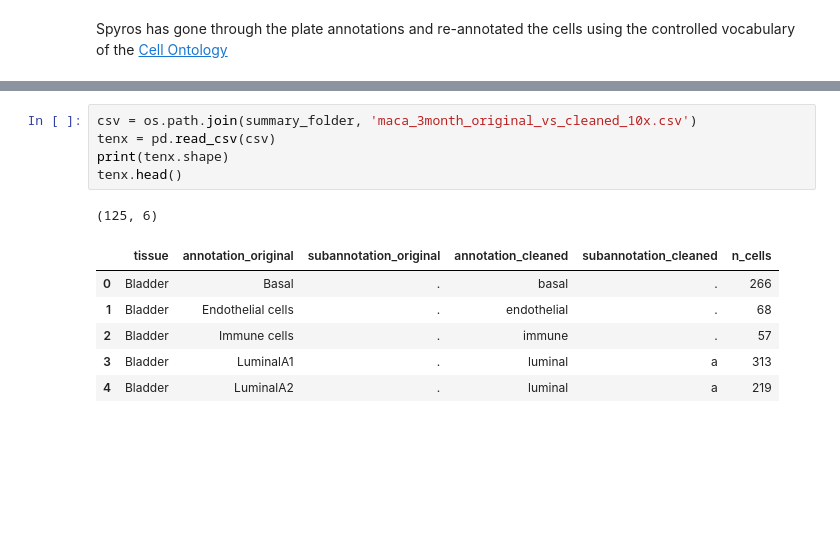
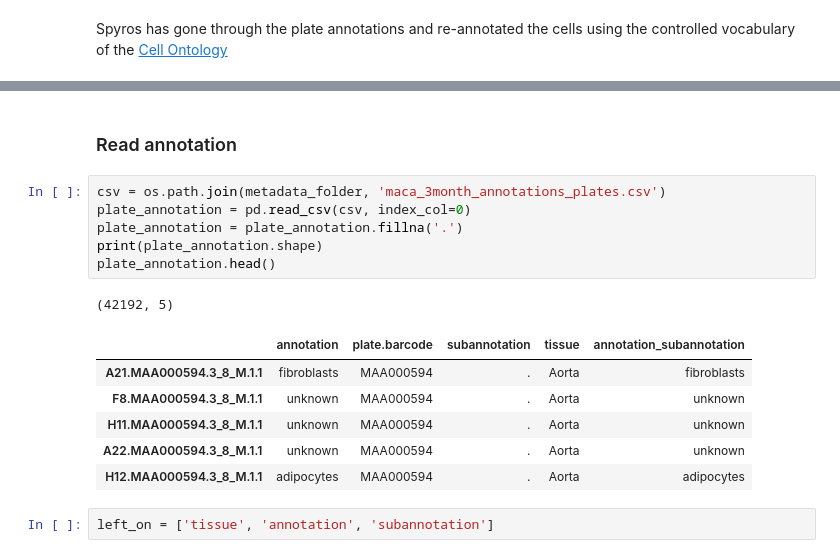
Before and after one commit to czbiohub-sf/maca, a Jupyter notebook: notebooks/030_rename_annotations_using_cell_ontologies.ipynb, the cells around one changed output, grey strips where cells are left out. Cells and saved outputs as stored; diff of their text form; blank space fills up the shorter version.

```diff
--- a/notebooks/030_rename_annotations_using_cell_ontologies.ipynb
+++ b/notebooks/030_rename_annotations_using_cell_ontologies.ipynb
@@ -52,13 +135,18 @@ tissue_annotation_to_onotology = plates_with_ontology[['tissue', 'annotation_cle
+# %% [markdown]
+### Read annotation
 # %%
-csv = os.path.join(summary_folder, 'maca_3month_original_vs_cleaned_10x.csv')
-tenx = pd.read_csv(csv)
-print(tenx.shape)
-tenx.head()
+csv = os.path.join(metadata_folder, 'maca_3month_annotations_plates.csv')
+plate_annotation = pd.read_csv(csv, index_col=0)
+plate_annotation = plate_annotation.fillna('.')
+print(plate_annotation.shape)
+plate_annotation.head()
 # %% [output]
-(125, 6)
+(42192, 5)
-|  | tissue | annotation_original | subannotation_original | annotation_cleaned | subannotation_cleaned | n_cells |
-| 0 | Bladder | Basal | . | basal | . | 266 |
-| 1 | Bladder | Endothelial cells | . | endothelial | . | 68 |
-| 2 | Bladder | Immune cells | . | immune | . | 57 |
-| 3 | Bladder | LuminalA1 | . | luminal | a | 313 |
-| 4 | Bladder | LuminalA2 | . | luminal | a | 219 |
+|  | annotation | plate.barcode | subannotation | tissue | annotation_subannotation |
+| A21.MAA000594.3_8_M.1.1 | fibroblasts | MAA000594 | . | Aorta | fibroblasts |
+| F8.MAA000594.3_8_M.1.1 | unknown | MAA000594 | . | Aorta | unknown |
+| H11.MAA000594.3_8_M.1.1 | unknown | MAA000594 | . | Aorta | unknown |
+| A22.MAA000594.3_8_M.1.1 | unknown | MAA000594 | . | Aorta | unknown |
+| H12.MAA000594.3_8_M.1.1 | adipocytes | MAA000594 | . | Aorta | adipocytes |
+# %%
+left_on = ['tissue', 'annotation', 'subannotation']
```
Also changed, not shown: parts of 40 cells of this notebook, 2 other files.
